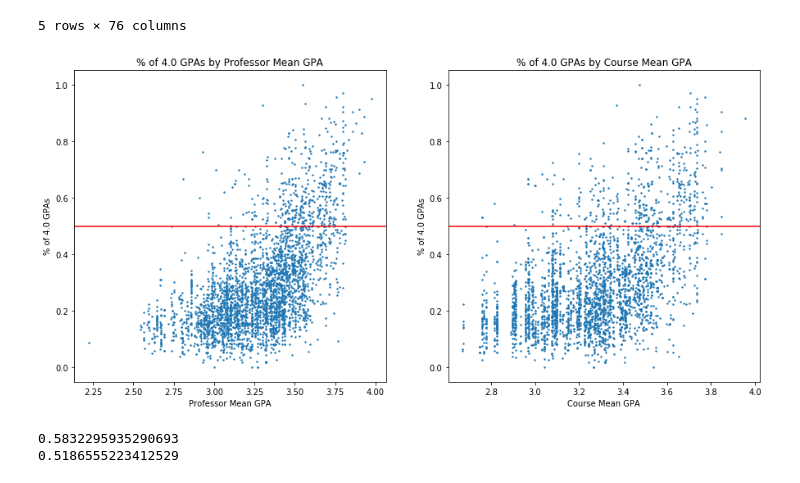
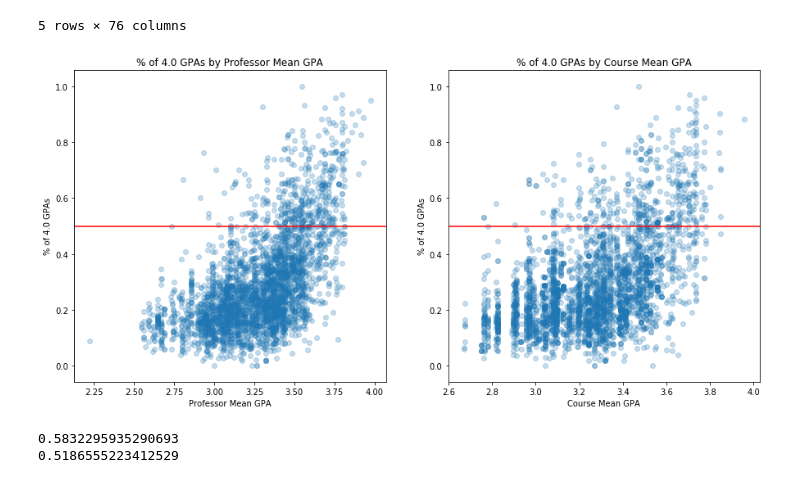
Before and after one commit to kaizersaber/stats131, a Jupyter notebook: Project.ipynb, the cells around one changed output. Drawn from its saved outputs; the diff is of its cells as text; code cells hidden in the pictures.

```diff
--- a/Project.ipynb
+++ b/Project.ipynb
@@ -1092,8 +1079,8 @@ courses.head()
 | 3 | A&O SCI 103 | 528.0 | 2.956818 | 0.824731 |
 | 4 | A&O SCI 104 | 685.0 | 2.941168 | 0.887502 |
 # %%
-data_ge_course = data_ge_prof.merge(courses, on = "course_name")
-data_ge_course.head()
+data_ge_profcourse = data_ge.merge(profs, on = "prof_name").merge(courses, on = "course_name")
+data_ge_profcourse.head()
 # %% [output]
 |  | department | grade_A | grade_Am | grade_Ap | grade_B | grade_Bm | grade_Bp | grade_C | grade_Cm | grade_Cp | ... |
 | 0 | 30 | 4 | 8 | 2 | 6 | 5 | 15 | 3 | 4 | 7 | ... |
@@ -1105,20 +1092,20 @@ data_ge_course.head()
 # %%
 plt.figure(figsize=(15,7))
 plt.subplot(1,2,1)
-plt.scatter(data_ge_prof['prof_mean'],data_ge_prof['gpa_4_pct'], s = 2)
+plt.scatter(data_ge_profcourse['prof_mean'],data_ge_profcourse['gpa_4_pct'], alpha = .25)
 plt.title("% of 4.0 GPAs by Professor Mean GPA")
 plt.ylabel("% of 4.0 GPAs")
 plt.xlabel("Professor Mean GPA")
 plt.axhline(0.5, color = 'r')
 
 plt.subplot(1,2,2)
-plt.scatter(data_ge_course['course_mean'],data_ge_course['gpa_4_pct'], s = 2)
+plt.scatter(data_ge_profcourse['course_mean'],data_ge_profcourse['gpa_4_pct'], alpha = .25)
 plt.title("% of 4.0 GPAs by Course Mean GPA")
 plt.ylabel("% of 4.0 GPAs")
 plt.xlabel("Course Mean GPA")
 plt.axhline(.5,color = 'r')
 
 plt.show()
 # %% [output]
-[figure, old version]
+[figure, new version]
 # %%
```
Also changed, not shown: parts of 8 cells of this notebook.
